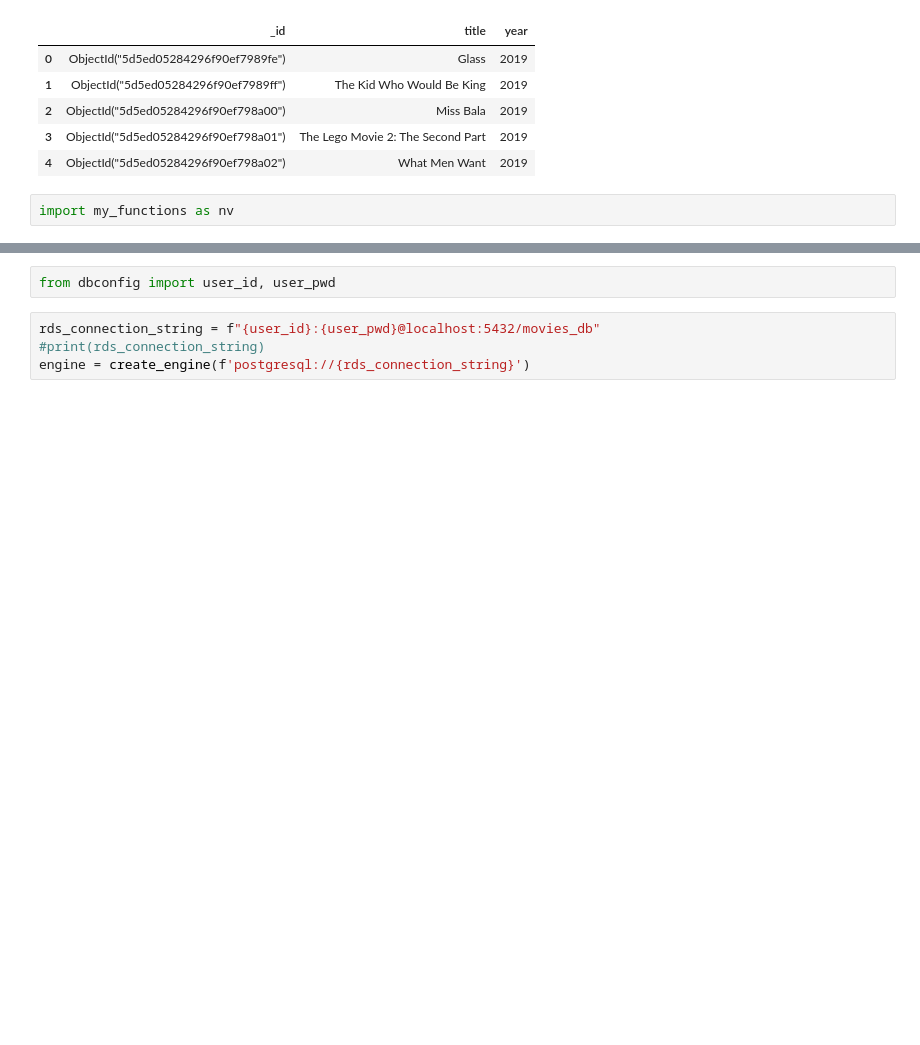
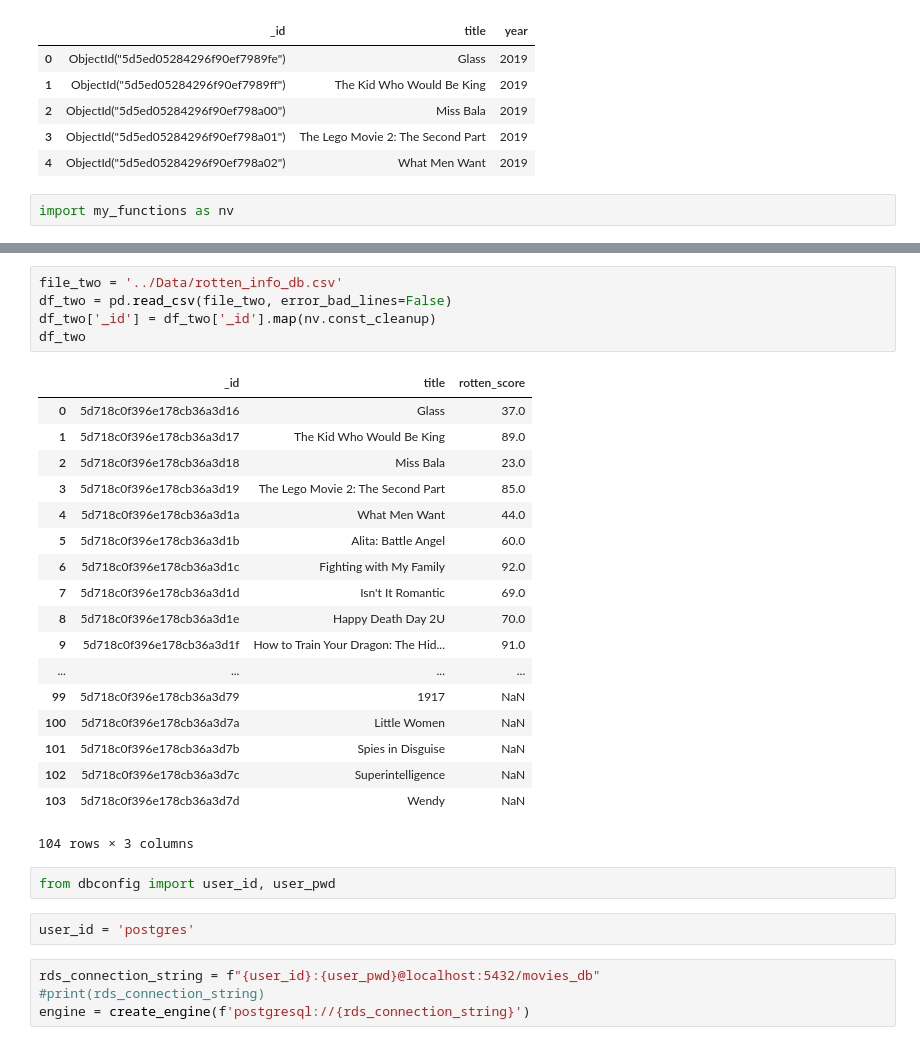
Before and after one commit to nvnehemias/Movies-Database-ETL, a Jupyter notebook: Code/DataFrames.ipynb, the cells around one changed output, grey strips where cells are left out. Cells and saved outputs as stored; diff of their text form; blank space fills up the shorter version.

```diff
--- a/Code/DataFrames.ipynb
+++ b/Code/DataFrames.ipynb
@@ -30,5 +41,31 @@ df.head()
+# %%
+file_two = '../Data/rotten_info_db.csv'
+df_two = pd.read_csv(file_two, error_bad_lines=False)
+df_two['_id'] = df_two['_id'].map(nv.const_cleanup)
+df_two
+# %% [output]
+|  | _id | title | rotten_score |
+| 0 | 5d718c0f396e178cb36a3d16 | Glass | 37.0 |
+| 1 | 5d718c0f396e178cb36a3d17 | The Kid Who Would Be King | 89.0 |
+| 2 | 5d718c0f396e178cb36a3d18 | Miss Bala | 23.0 |
+| 3 | 5d718c0f396e178cb36a3d19 | The Lego Movie 2: The Second Part | 85.0 |
+| 4 | 5d718c0f396e178cb36a3d1a | What Men Want | 44.0 |
+| 5 | 5d718c0f396e178cb36a3d1b | Alita: Battle Angel | 60.0 |
+| 6 | 5d718c0f396e178cb36a3d1c | Fighting with My Family | 92.0 |
+| 7 | 5d718c0f396e178cb36a3d1d | Isn't It Romantic | 69.0 |
+| 8 | 5d718c0f396e178cb36a3d1e | Happy Death Day 2U | 70.0 |
+| 9 | 5d718c0f396e178cb36a3d1f | How to Train Your Dragon: The Hid... | 91.0 |
+| ... | ... | ... | ... |
+| 99 | 5d718c0f396e178cb36a3d79 | 1917 | NaN |
+| 100 | 5d718c0f396e178cb36a3d7a | Little Women | NaN |
+| 101 | 5d718c0f396e178cb36a3d7b | Spies in Disguise | NaN |
+| 102 | 5d718c0f396e178cb36a3d7c | Superintelligence | NaN |
+| 103 | 5d718c0f396e178cb36a3d7d | Wendy | NaN |
+104 rows × 3 columns
 # %%
 from dbconfig import user_id, user_pwd
+# %%
+user_id = 'postgres'
 # %%
 rds_connection_string = f"{user_id}:{user_pwd}@localhost:5432/movies_db"
 #print(rds_connection_string)
```
Also changed, not shown: parts of 6 cells of this notebook, 4 other files.
